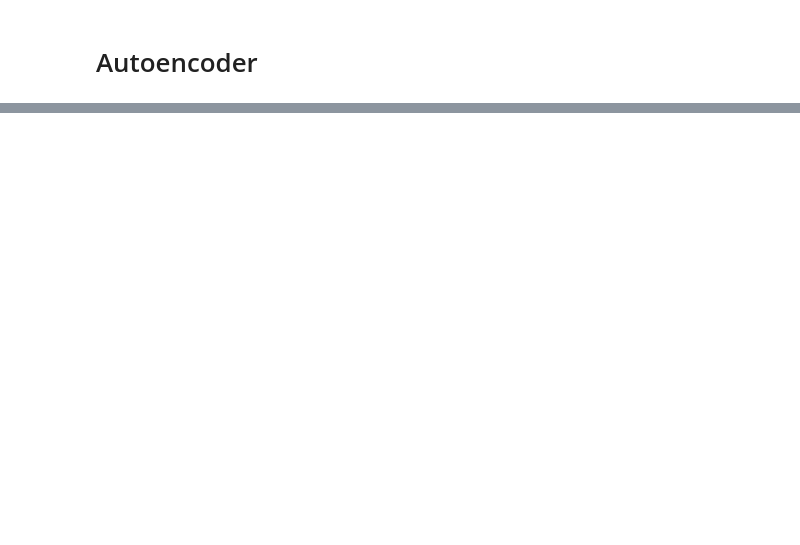
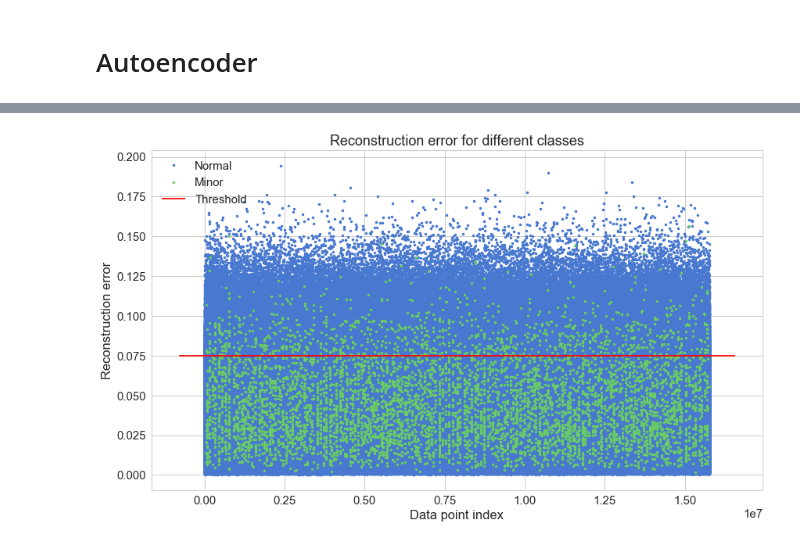
Before and after one commit to Charlio/anti-money-laundering, a Jupyter notebook: autoencoder-approach.ipynb, the cells around one changed output, grey strips where cells are left out. Cells and saved outputs as stored; diff of their text form; code cells hidden in the pictures; blank space fills up the shorter version.

Commit message:
train autoencoder

```diff
--- a/autoencoder-approach.ipynb
+++ b/autoencoder-approach.ipynb
@@ -113,8 +146,8 @@ decoder = Dense(15, activation='relu')(decoder)
 autoencoder = Model(inputs=input_layer, outputs=decoder)
 # %%
 from keras import optimizers
-adam = optimizers.Adam(lr=1, beta_1=0.9, beta_2=0.999, epsilon=1e-08, decay=0.0)
+adam = optimizers.Adam(lr=1e-3, beta_1=0.9, beta_2=0.999, epsilon=1e-08, decay=0.0)
 
-autoencoder.compile(optimizer=adam, loss='mean_squared_logarithmic_error')
+autoencoder.compile(optimizer=adam, loss='mean_squared_error')
 # %%
 X_train = transactions.values
@@ -121,6 +158,6 @@ X_train = transactions.values
 # %%
 nb_epoch = 1
-batch_size = 256
+batch_size = 16
 checkpointer = ModelCheckpoint(filepath="model.h5",
                                verbose=0,
                                save_best_only=True)
@@ -137,0 +180,5 @@ history = autoencoder.fit(X_train, X_train,
+# %%
+predictions = autoencoder.predict(X_train)
+mse = np.mean(np.power(X_train - predictions, 2), axis=1)
+error_df = pd.DataFrame({'reconstruction_error': mse, 'true_class': labels['Class']})
+error_df.describe()
@@ -137,0 +195,17 @@ history = autoencoder.fit(X_train, X_train,
+# %%
+threshold = 0.075
+# %%
+groups = error_df.groupby('true_class')
+fig, ax = plt.subplots()
+
+for name, group in groups:
+    ax.plot(group.index, group.reconstruction_error, marker='o', ms=3.5, linestyle='',
+            label= "Minor" if name == 1 else "Normal")
+ax.hlines(threshold, ax.get_xlim()[0], ax.get_xlim()[1], colors="r", zorder=100, label='Threshold')
+ax.legend()
+plt.title("Reconstruction error for different classes")
+plt.ylabel("Reconstruction error")
+plt.xlabel("Data point index")
+plt.show();
+# %% [output]
+[figure, added]
```
Also changed, not shown: parts of 28 cells of this notebook, 3 other files.
